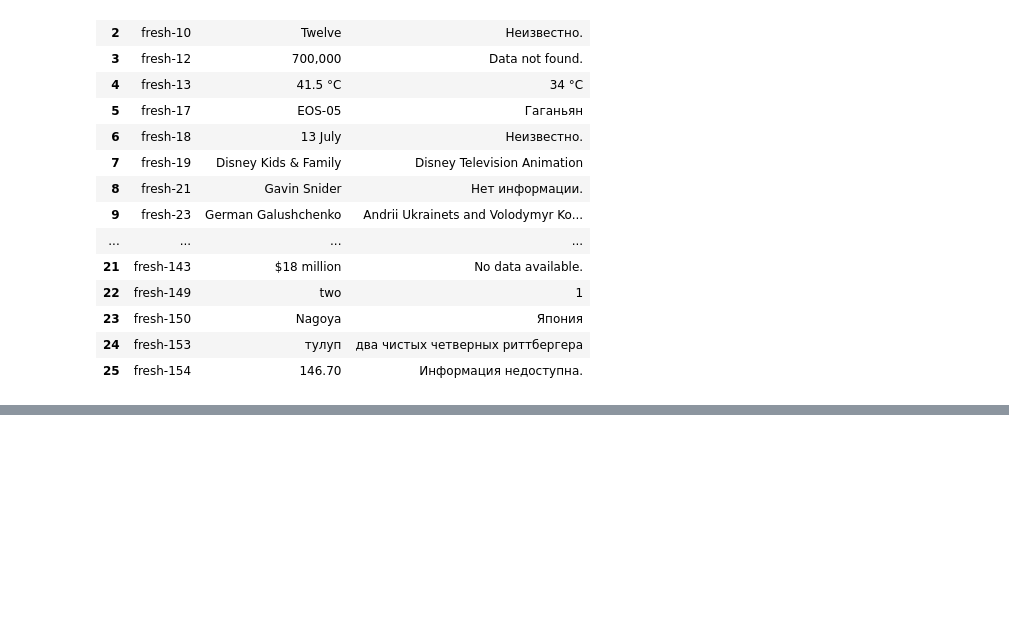
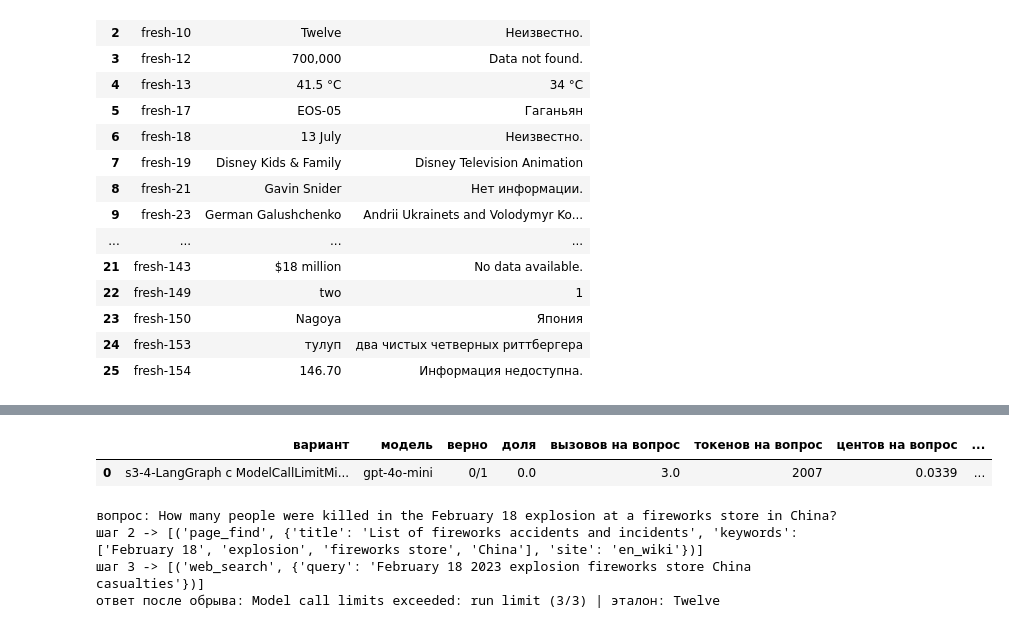
Before and after one commit to NorthMarshmallo/AI_Agent_events, a Jupyter notebook: notebooks/03_framework_patterns.ipynb, the cells around one changed output, grey strips where cells are left out. Saved outputs shown, nothing was run; the diff lists cells and outputs as text; code cells hidden in the pictures; blank space fills up the shorter version.

```diff
--- a/notebooks/03_framework_patterns.ipynb
+++ b/notebooks/03_framework_patterns.ipynb
@@ -586,0 +630,21 @@ wrong("s3-3-LangGraph + счётчик HTTP", n=30)
+# %%
+from langchain.agents.middleware import ModelCallLimitMiddleware
+
+def ask_call_limit(question, model=CHEAP, run_limit=3):
+    agent = create_agent(lc_model(model), tools=LC_TOOLS, system_prompt=SYSTEM,
+                         middleware=[ModelCallLimitMiddleware(run_limit=run_limit, exit_behavior="end")])
+    messages = agent.invoke({"messages": [{"role": "user", "content": question}]})["messages"]
+    return messages[-1].content, messages
+
+qid = cap_table.iloc[0]["id"]
+run_config("s3-4-LangGraph с ModelCallLimitMiddleware", ask_call_limit, sample=[TASKS[qid]])
+# %% [output]
+|  | вариант | модель | верно | доля | вызовов на вопрос | токенов на вопрос | центов на вопрос | ... |
+| 0 | s3-4-LangGraph с ModelCallLimitMi... | gpt-4o-mini | 0/1 | 0.0 | 3.0 | 2007 | 0.0339 | ... |
+# %%
+last_steps("s3-4-LangGraph с ModelCallLimitMiddleware", qid)
+# %% [output]
+вопрос: How many people were killed in the February 18 explosion at a fireworks store in China?
+шаг 2 -> [('page_find', {'title': 'List of fireworks accidents and incidents', 'keywords': ['February 18', 'explosion', 'fireworks store', 'China'], 'site': 'en_wiki'})]
+шаг 3 -> [('web_search', {'query': 'February 18 2023 explosion fireworks store China casualties'})]
+ответ после обрыва: Model call limits exceeded: run limit (3/3) | эталон: Twelve
```
Also changed, not shown: parts of 3 cells of this notebook, 1 other file.
